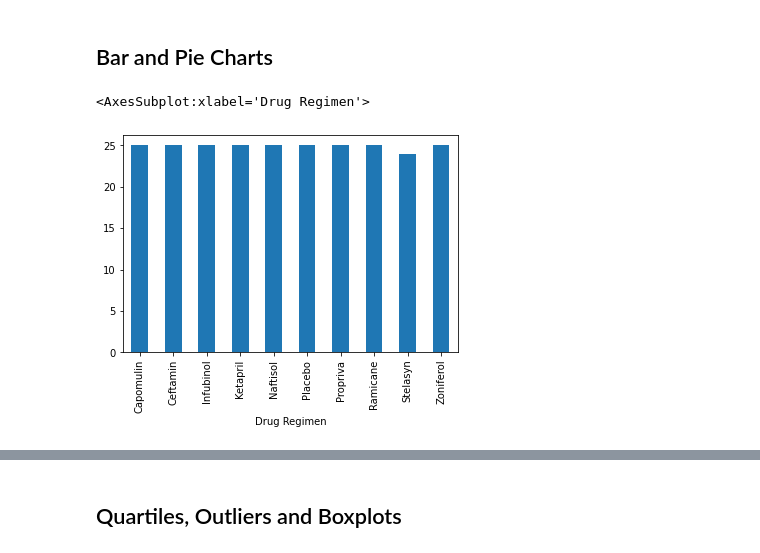
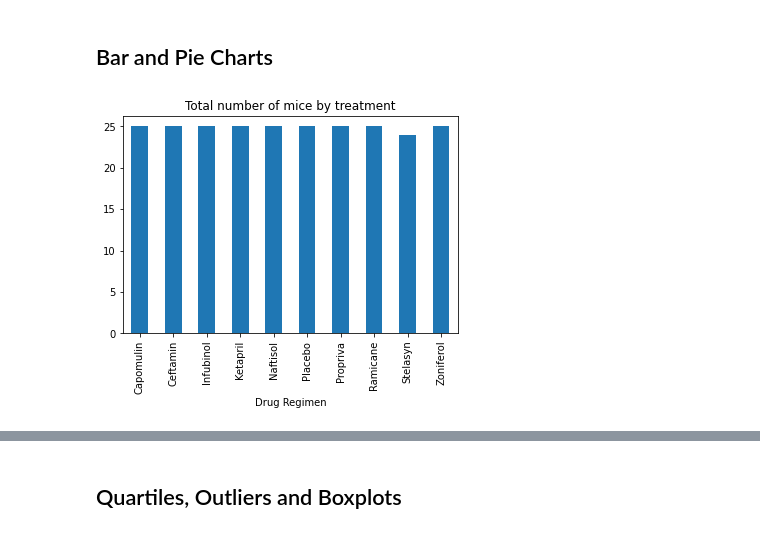
Before and after one commit to ltrentino/Pymaceuticals, a Jupyter notebook: pymaceuticals_starter.ipynb, the cells around one changed output, grey strips where cells are left out. Drawn from its saved outputs; the diff is of its cells as text; code cells hidden in the pictures.

```diff
--- a/pymaceuticals_starter.ipynb
+++ b/pymaceuticals_starter.ipynb
@@ -138,15 +138,11 @@ df.groupby('Drug Regimen').agg({'Tumor Volume (mm3)' : ['mean', 'median', 'var',
 # %%
 # Generate a bar plot showing the total number of mice for each treatment throughout the course of the study using pandas.
 #df.groupby('Drug Regimen')['Mouse ID'].count()
 tot_mice_per_treatment = df.groupby('Drug Regimen')['Mouse ID'].nunique()
-tot_mice_per_treatment.plot.bar()
-#plt.bar(tot_mice_per_treatment.index, tot_mice_per_treatment)
-#plt.title("Total number of mice by treatment")
-#plt.xticks(rotation=45)
-#plt.show()
+tot_mice_per_treatment.plot.bar(title="Total number of mice by treatment")
+plt.show()
 # %% [output]
-<AxesSubplot:xlabel='Drug Regimen'>
-[figure, old version]
+[figure, new version]
 # %%
 # Generate a bar plot showing the total number of mice for each treatment throughout the course of the study using pyplot.
 tot_mice_per_treatment = df.groupby('Drug Regimen')['Mouse ID'].nunique()
```
Also changed, not shown: parts of 3 cells of this notebook.
